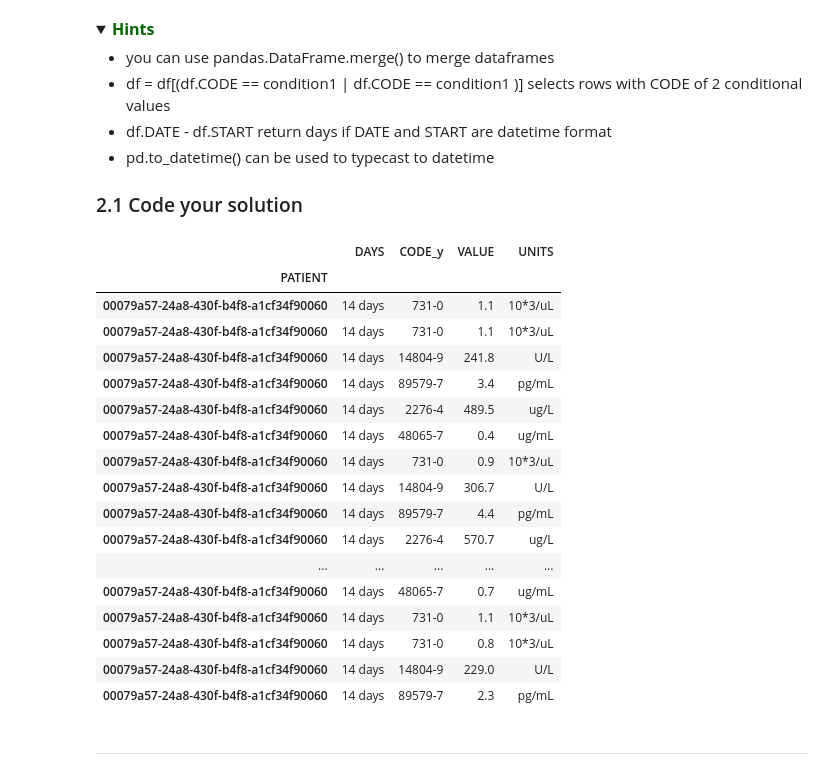
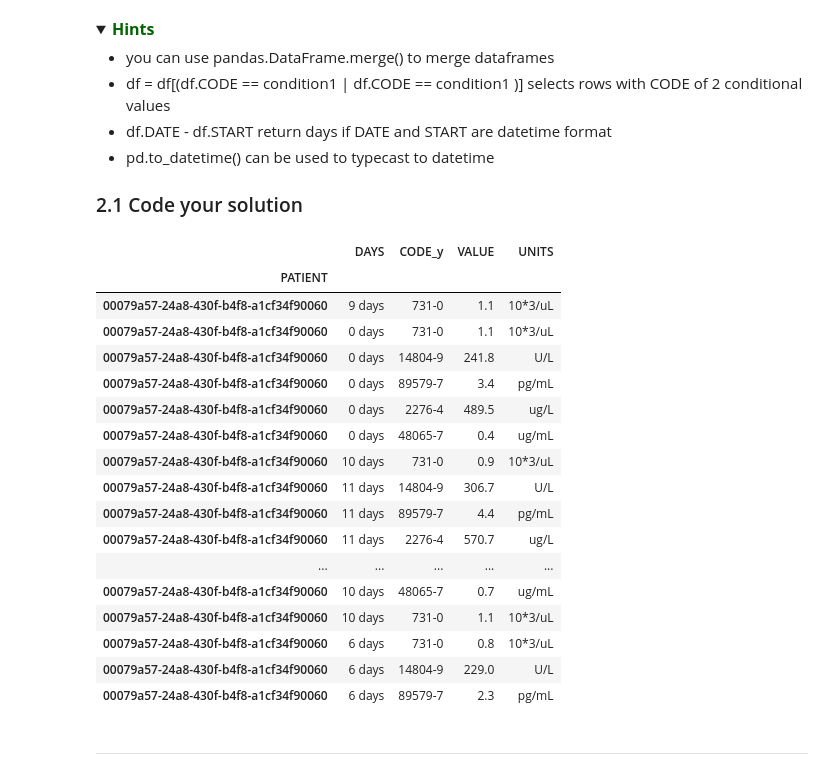
Before and after one commit to Magiduck/Programming1, a Jupyter notebook: assessments/Assignment_week_03.ipynb, the cells around one changed output. Saved outputs shown, nothing was run; the diff lists cells and outputs as text; code cells hidden in the pictures; folded sections open.

```diff
--- a/assessments/Assignment_week_03.ipynb
+++ b/assessments/Assignment_week_03.ipynb
@@ -216,37 +216,37 @@ PATIENT
 # %%
 conditions_covid = conditions[conditions.CODE == 840539006].copy()
 conditions_covid = conditions_covid.merge(observations, how='inner', on='PATIENT')
 conditions_covid.START = pd.to_datetime(conditions_covid.START)
-conditions_covid.STOP = pd.to_datetime(conditions_covid.STOP)
-conditions_covid['DAYS'] = conditions_covid.STOP - conditions_covid.START
+conditions_covid.DATE = pd.to_datetime(conditions_covid.DATE)
+conditions_covid['DAYS'] = conditions_covid.DATE - conditions_covid.START
 conditions_covid = conditions_covid.set_index(['PATIENT']).sort_index()
 conditions_covid = conditions_covid[['DAYS','CODE_y','VALUE','UNITS']]
 conditions_covid = conditions_covid[(conditions_covid.CODE_y == "48065-7")|
                                    (conditions_covid.CODE_y == "26881-3")|
                                    (conditions_covid.CODE_y == "2276-4")|
                                    (conditions_covid.CODE_y == "89579-7")|
                                    (conditions_covid.CODE_y == "731-0")|
                                    (conditions_covid.CODE_y == "14804-9")]
 conditions_covid.head(25)
 # %% [output]
 |  | DAYS | CODE_y | VALUE | UNITS |
 | PATIENT |  |  |  |  |
-| 00079a57-24a8-430f-b4f8-a1cf34f90060 | 14 days | 731-0 | 1.1 | 10*3/uL |
-| 00079a57-24a8-430f-b4f8-a1cf34f90060 | 14 days | 731-0 | 1.1 | 10*3/uL |
-| 00079a57-24a8-430f-b4f8-a1cf34f90060 | 14 days | 14804-9 | 241.8 | U/L |
-| 00079a57-24a8-430f-b4f8-a1cf34f90060 | 14 days | 89579-7 | 3.4 | pg/mL |
-| 00079a57-24a8-430f-b4f8-a1cf34f90060 | 14 days | 2276-4 | 489.5 | ug/L |
-| 00079a57-24a8-430f-b4f8-a1cf34f90060 | 14 days | 48065-7 | 0.4 | ug/mL |
-| 00079a57-24a8-430f-b4f8-a1cf34f90060 | 14 days | 731-0 | 0.9 | 10*3/uL |
-| 00079a57-24a8-430f-b4f8-a1cf34f90060 | 14 days | 14804-9 | 306.7 | U/L |
-| 00079a57-24a8-430f-b4f8-a1cf34f90060 | 14 days | 89579-7 | 4.4 | pg/mL |
-| 00079a57-24a8-430f-b4f8-a1cf34f90060 | 14 days | 2276-4 | 570.7 | ug/L |
+| 00079a57-24a8-430f-b4f8-a1cf34f90060 | 9 days | 731-0 | 1.1 | 10*3/uL |
+| 00079a57-24a8-430f-b4f8-a1cf34f90060 | 0 days | 731-0 | 1.1 | 10*3/uL |
+| 00079a57-24a8-430f-b4f8-a1cf34f90060 | 0 days | 14804-9 | 241.8 | U/L |
+| 00079a57-24a8-430f-b4f8-a1cf34f90060 | 0 days | 89579-7 | 3.4 | pg/mL |
+| 00079a57-24a8-430f-b4f8-a1cf34f90060 | 0 days | 2276-4 | 489.5 | ug/L |
+| 00079a57-24a8-430f-b4f8-a1cf34f90060 | 0 days | 48065-7 | 0.4 | ug/mL |
+| 00079a57-24a8-430f-b4f8-a1cf34f90060 | 10 days | 731-0 | 0.9 | 10*3/uL |
+| 00079a57-24a8-430f-b4f8-a1cf34f90060 | 11 days | 14804-9 | 306.7 | U/L |
+| 00079a57-24a8-430f-b4f8-a1cf34f90060 | 11 days | 89579-7 | 4.4 | pg/mL |
+| 00079a57-24a8-430f-b4f8-a1cf34f90060 | 11 days | 2276-4 | 570.7 | ug/L |
 | ... | ... | ... | ... | ... |
-| 00079a57-24a8-430f-b4f8-a1cf34f90060 | 14 days | 48065-7 | 0.7 | ug/mL |
-| 00079a57-24a8-430f-b4f8-a1cf34f90060 | 14 days | 731-0 | 1.1 | 10*3/uL |
-| 00079a57-24a8-430f-b4f8-a1cf34f90060 | 14 days | 731-0 | 0.8 | 10*3/uL |
-| 00079a57-24a8-430f-b4f8-a1cf34f90060 | 14 days | 14804-9 | 229.0 | U/L |
-| 00079a57-24a8-430f-b4f8-a1cf34f90060 | 14 days | 89579-7 | 2.3 | pg/mL |
+| 00079a57-24a8-430f-b4f8-a1cf34f90060 | 10 days | 48065-7 | 0.7 | ug/mL |
+| 00079a57-24a8-430f-b4f8-a1cf34f90060 | 10 days | 731-0 | 1.1 | 10*3/uL |
+| 00079a57-24a8-430f-b4f8-a1cf34f90060 | 6 days | 731-0 | 0.8 | 10*3/uL |
+| 00079a57-24a8-430f-b4f8-a1cf34f90060 | 6 days | 14804-9 | 229.0 | U/L |
+| 00079a57-24a8-430f-b4f8-a1cf34f90060 | 6 days | 89579-7 | 2.3 | pg/mL |
 # %% [markdown]
 ---
 # %% [markdown]
```
Also changed, not shown: parts of 2 cells of this notebook.
